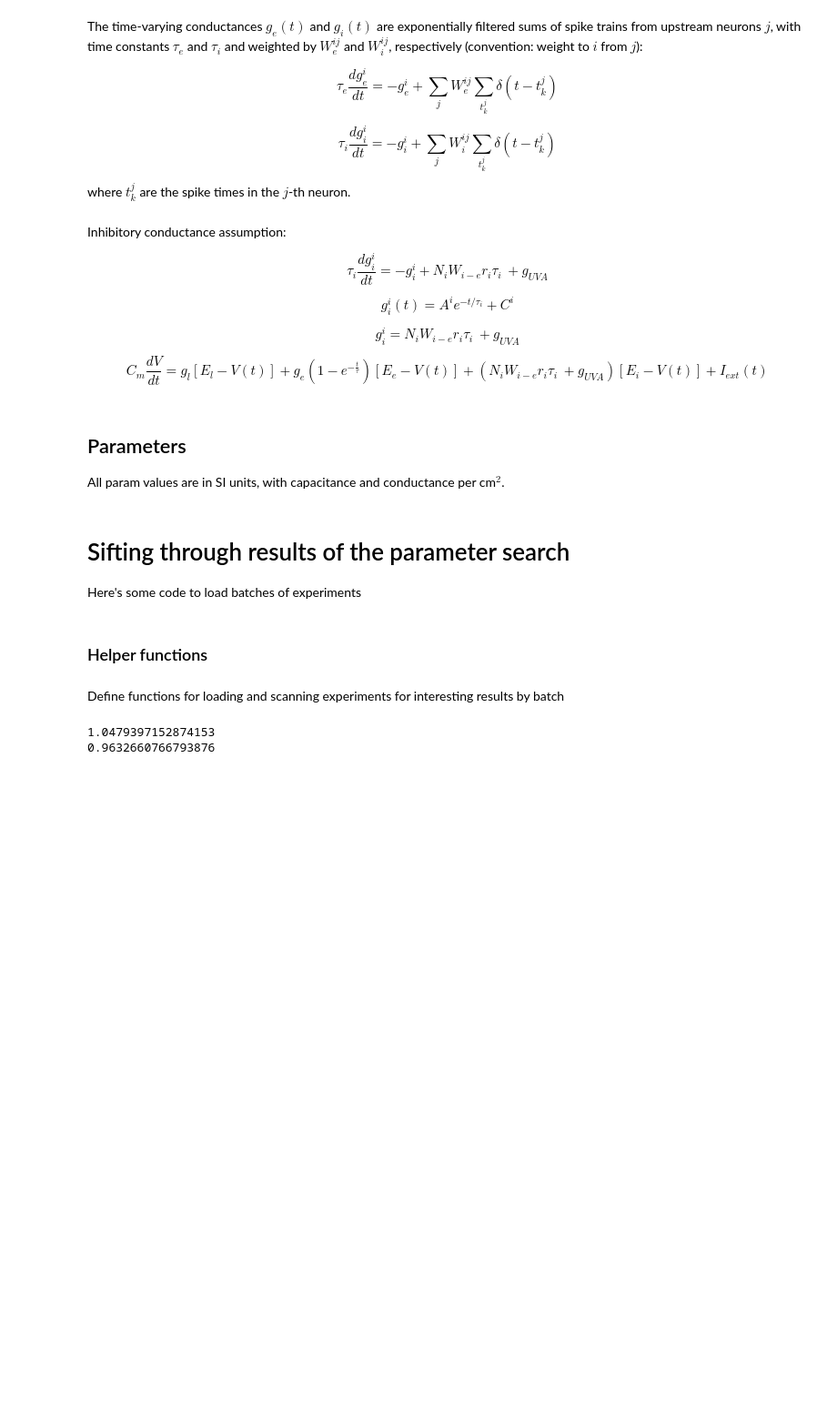
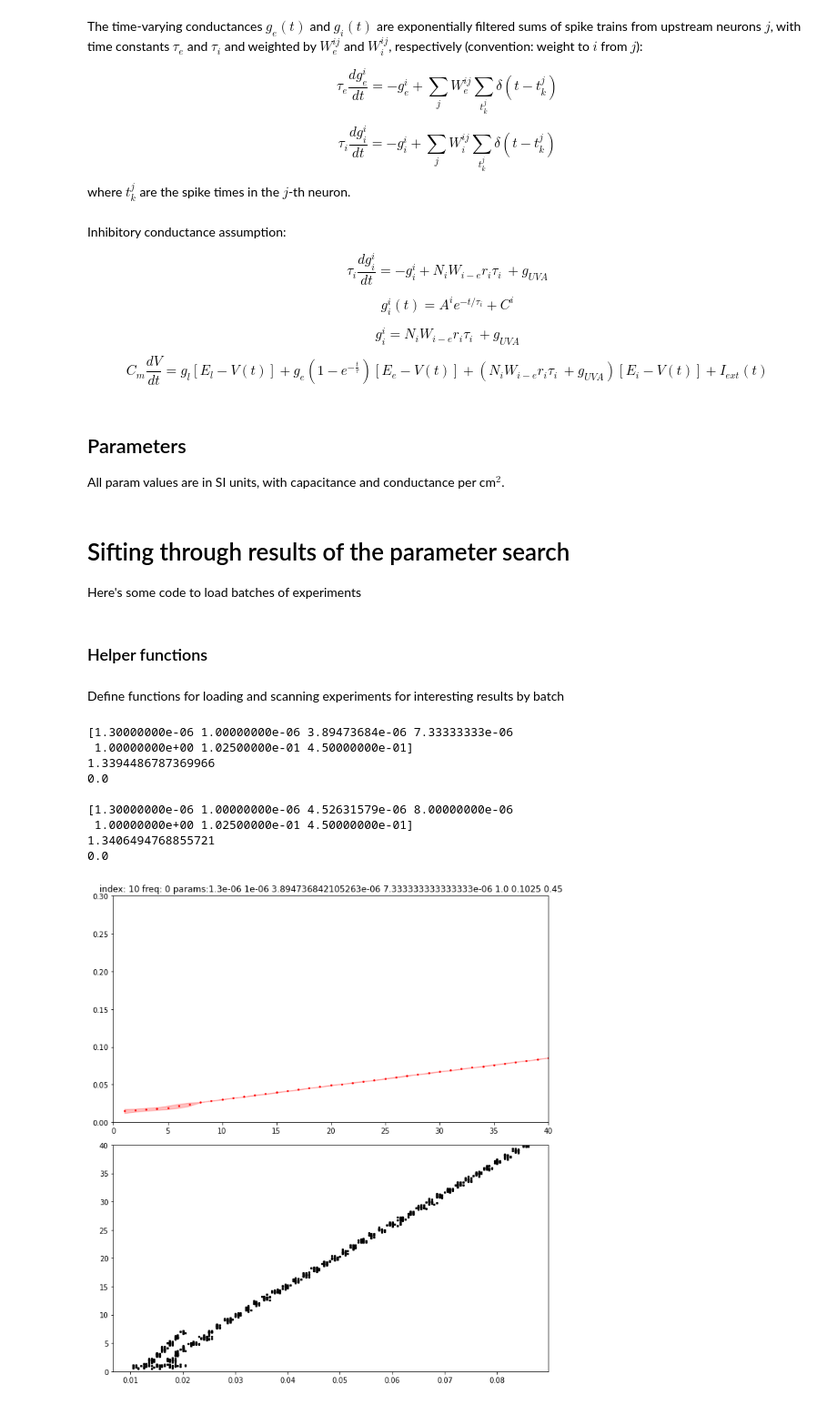
Before and after one commit to davidgbe/for_the_birds, a Jupyter notebook: S2_param_search_analysis.ipynb, the cells around one changed output. Shown: that part at 91% size. Saved outputs shown, nothing was run; the diff lists cells and outputs as text; code cells hidden in the pictures; blank space fills up the shorter version.

```diff
--- a/S2_param_search_analysis.ipynb
+++ b/S2_param_search_analysis.ipynb
@@ -107,7 +107,7 @@ def load_batches(batch_path):
         batch_data = pickle.load(open(os.path.join(batch_path, f), 'rb'))
         yield batch_data
 
-slp_ratio_thrsh = 1.7
+slp_ratio_thrsh = 1.3
 
 def process_single_exp(experiment_results, m):
     x = np.arange(m.N_L) + 1
@@ -132,13 +132,13 @@ def process_single_exp(experiment_results, m):
         mean_cnts_p_link = np.mean(counts_per_link[counts_per_link > 0])
         std_cnts_p_link = np.std(counts_per_link[counts_per_link > 0])
 
-#         if ((len(tms_p_link[-1]) == 0 and (last_spk_tm(tms_p_link) < (.3 - 0.01)))
-#             or std_of_std / mean_of_std > 0.3
-#             or std_cnts_p_link / mean_cnts_p_link > 0.3
-#             or mean_cnts_p_link > 8 * m.N_L_E
-#             or mean_cnts_p_link < 2 * m.N_L_E):
-#             keep = False
-#             break
+        if ((len(tms_p_link[-1]) == 0 and (last_spk_tm(tms_p_link) < (.3 - 0.01)))
+            or std_of_std / mean_of_std > 0.3
+            or std_cnts_p_link / mean_cnts_p_link > 0.3
+            or mean_cnts_p_link > 8 * m.N_L_E
+            or mean_cnts_p_link < 2 * m.N_L_E):
+            keep = False
+            break
 
         slp, icpt = stats.linregress(x, mean_tms_p_link)[:2]
         if frq_idx == 0:
@@ -148,8 +148,8 @@ def process_single_exp(experiment_results, m):
                 keep = False
                 break
             inv_slp_ratio = (1./slp) / first_inv_slope
-            if not np.isnan(inv_slp_ratio):
-                print(inv_slp_ratio)
+#             if not np.isnan(inv_slp_ratio):
+#                 print(inv_slp_ratio)
             if np.isnan(inv_slp_ratio) or inv_slp_ratio < slp_ratio_thrsh:
                 keep = False
                 break
@@ -204,17 +204,25 @@ def scan_batch(batch_results, batch_params, m, batch_idx):
         print('')
     return passing_scan
 # %%
-batch_path = './data/exp_2020-06-23--12:37'
+batch_path = './data/exp_2020-06-23--11:49'
 
 params = pickle.load(open(os.path.join(batch_path, 'params.p'), 'rb'))
 config = pickle.load(open(os.path.join(batch_path, 'config.p'), 'rb'))
 
 results_meeting_criteria = []
 
 for batch_idx, batch_data in enumerate(load_batches(batch_path)):
     batch_start = batch_idx * config['batch_size']
     batch_end = np.min([batch_start + config['batch_size'], len(params)])
     results_meeting_criteria.append(scan_batch(batch_data, params[batch_start:batch_end], M, batch_idx))
 # %% [output]
-1.0479397152874153
-0.9632660766793876
+[1.30000000e-06 1.00000000e-06 3.89473684e-06 7.33333333e-06
+ 1.00000000e+00 1.02500000e-01 4.50000000e-01]
+1.3394486787369966
+0.0
+
+[1.30000000e-06 1.00000000e-06 4.52631579e-06 8.00000000e-06
+ 1.00000000e+00 1.02500000e-01 4.50000000e-01]
+1.3406494768855721
+0.0
+[figure, added]
```
Also changed, not shown: parts of 1 cell of this notebook, 2 other files.
